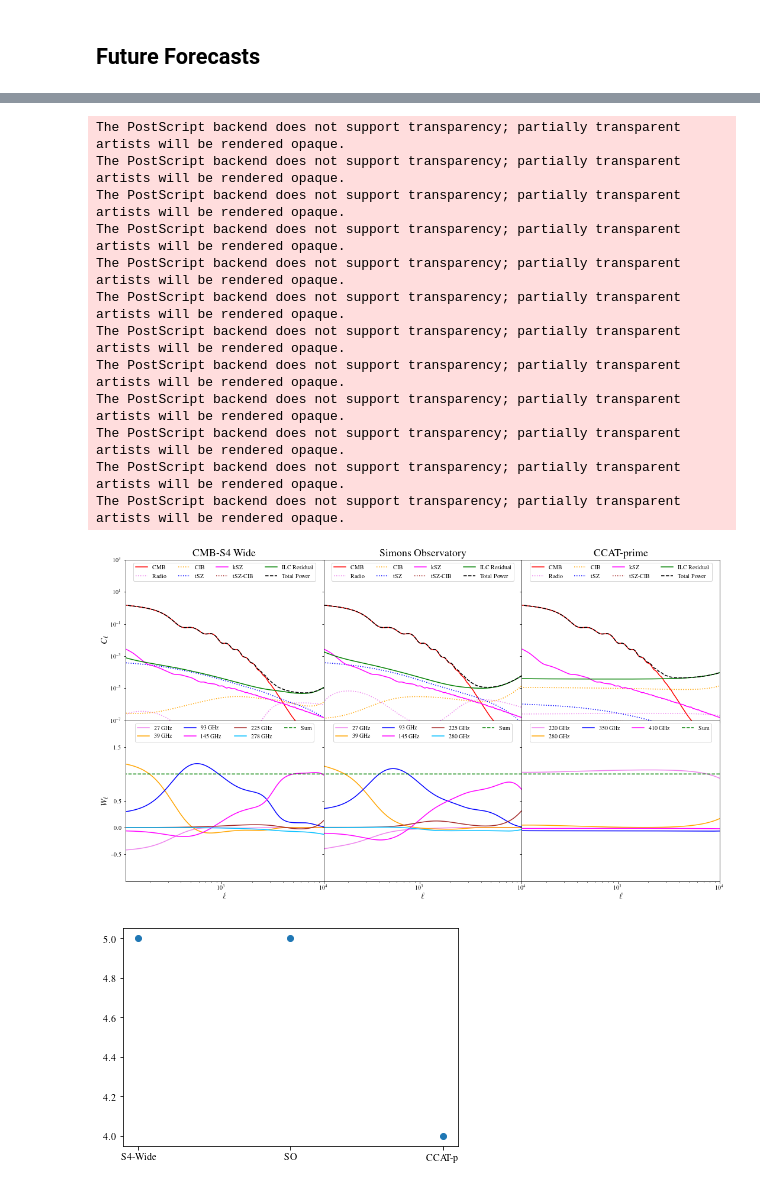
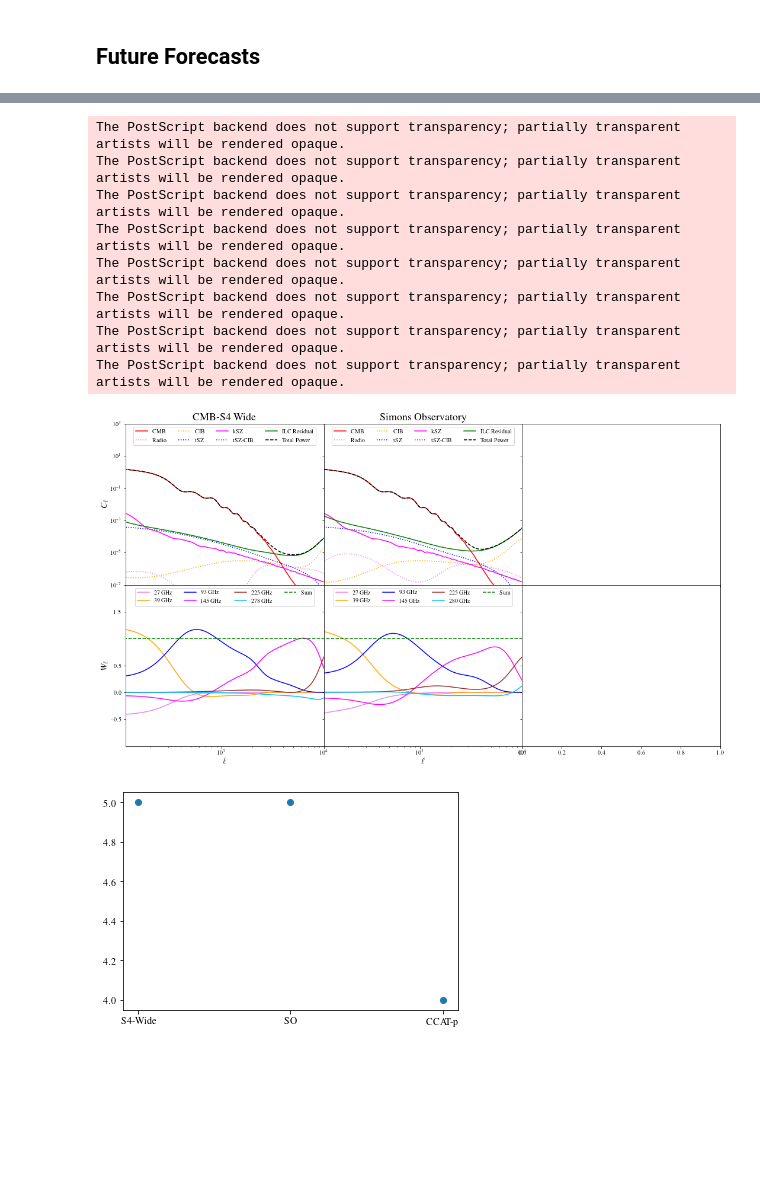
Before and after one commit to s6kelevy/cmb_lensing, a Jupyter notebook: random.ipynb, the cells around one changed output, grey strips where cells are left out. Drawn from its saved outputs; the diff is of its cells as text; code cells hidden in the pictures; blank space fills up the shorter version.

```diff
--- a/random.ipynb
+++ b/random.ipynb
@@ -1182,7 +1187,7 @@ ax2.plot(l, cl + cl_residual_so, label = 'Total Power', color = 'black', ls = '-
 ax2.legend(ncol=4, loc = 'upper center')
 
 
-
+'''
 ax3.set_xscale('log')
 ax3.plot(l, cl, label = 'CMB', color = 'red')
 ax3.set_title('CCAT-prime', fontsize = 18)
@@ -1194,7 +1199,7 @@ ax3.plot(l, res_ilc_dic_ccatp['tsz_cib'], label = 'tSZ-CIB', color = 'brown', ls
 ax3.plot(l, cl_residual_ccatp-res_ilc_dic_ccatp['ksz'], label = 'ILC Residual', color = 'green')
 ax3.plot(l, cl + cl_residual_ccatp, label = 'Total Power', color = 'black', ls = '--')
 ax3.legend(ncol=4, loc = 'upper center')
-
+'''
 
 ax4.plot(l, weights_arr_s4wide[0], label = str(freq_arr_s4wide[0])+' GHz', color = 'violet')
 ax4.plot(l, weights_arr_s4wide[1], label = str(freq_arr_s4wide[1])+' GHz', color = 'orange')
@@ -1220,40 +1225,36 @@ ax5.plot(l, weights_arr_so[3], label = str(freq_arr_so[3])+' GHz', color = 'mage
 ax5.plot(l, weights_arr_so[4], label = str(freq_arr_so[4])+' GHz', color = 'brown')
 ax5.plot(l, weights_arr_so[5], label = str(freq_arr_so[5])+' GHz', color = 'deepskyblue')
 tot = np.asarray(weights_arr_so[0])+np.asarray(weights_arr_so[1])+np.asarray(weights_arr_so[2])+np.asarray(weights_arr_so[3])+np.asarray(weights_arr_so[4])+np.asarray(weights_arr_so[5])
 ax5.plot(l, tot, label = 'Sum', color = 'green', ls = '--')
 ax5.set_xlim(115, 10000)
 #ax5.set_xticks([1e1, 1e2, 1e3])
 ax5.legend(ncol=4, loc = 'upper center')
 ax5.set_xlabel(r'$\ell$', fontsize = 15)
 
-
+'''
 ax6.plot(l, weights_arr_ccatp[0], label = str(freq_arr_ccatp[0])+' GHz', color = 'violet')
 ax6.plot(l, weights_arr_ccatp[1], label = str(freq_arr_ccatp[1])+' GHz', color = 'orange')
 ax6.plot(l, weights_arr_ccatp[2], label = str(freq_arr_ccatp[2])+' GHz', color = 'blue')
 ax6.plot(l, weights_arr_ccatp[3], label = str(freq_arr_ccatp[3])+' GHz', color = 'magenta')
 tot = np.asarray(weights_arr_ccatp[0])+np.asarray(weights_arr_ccatp[1])+np.asarray(weights_arr_ccatp[2])+np.asarray(weights_arr_ccatp[3])
 ax6.plot(l, tot, label = 'Sum', color = 'green', ls = '--')
 ax6.set_xlim(115, 10000)
 #ax6.set_xticks([1e1, 1e2, 1e3])
 ax6.set_xlabel(r'$\ell$', fontsize = 15)
 ax6.legend(ncol=4, loc = 'upper center')
-
+'''
 
 plt.savefig('residuals_and_weights.eps', dpi = 200., bbox_inches = 'tight', pad_inches = 0.1)
 # %% [output]
 The PostScript backend does not support transparency; partially transparent artists will be rendered opaque.
 The PostScript backend does not support transparency; partially transparent artists will be rendered opaque.
 The PostScript backend does not support transparency; partially transparent artists will be rendered opaque.
 The PostScript backend does not support transparency; partially transparent artists will be rendered opaque.
 The PostScript backend does not support transparency; partially transparent artists will be rendered opaque.
 The PostScript backend does not support transparency; partially transparent artists will be rendered opaque.
 The PostScript backend does not support transparency; partially transparent artists will be rendered opaque.
 The PostScript backend does not support transparency; partially transparent artists will be rendered opaque.
-The PostScript backend does not support transparency; partially transparent artists will be rendered opaque.
-The PostScript backend does not support transparency; partially transparent artists will be rendered opaque.
-The PostScript backend does not support transparency; partially transparent artists will be rendered opaque.
-The PostScript backend does not support transparency; partially transparent artists will be rendered opaque.
-[figure, old version]
+[figure, new version]
 # %%
 experiments = ['S4-Wide', 'SO', 'CCAT-p']
 snr_arr = [5,5,4]
```
Also changed, not shown: parts of 5 cells of this notebook, 8 other files.
